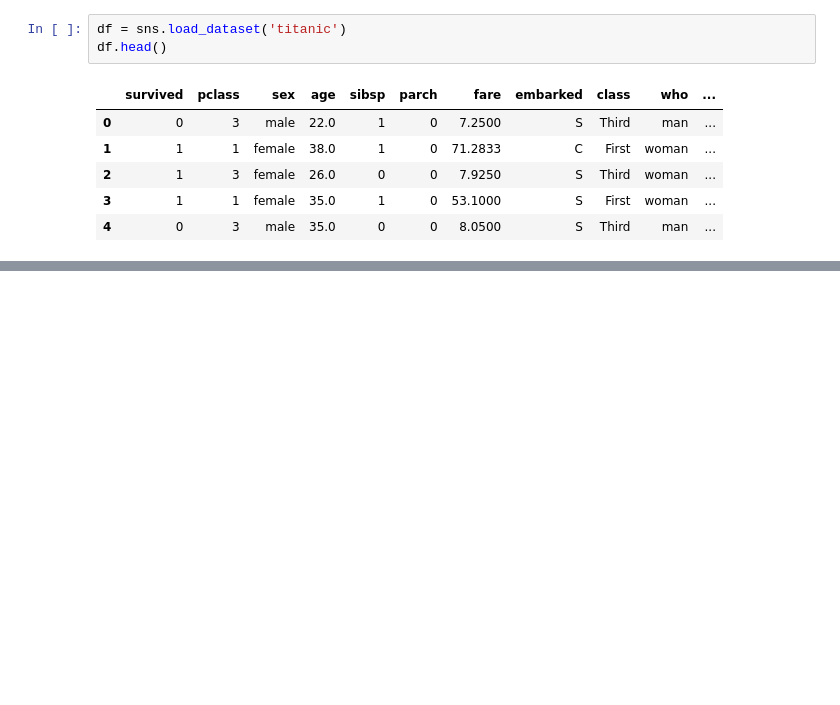
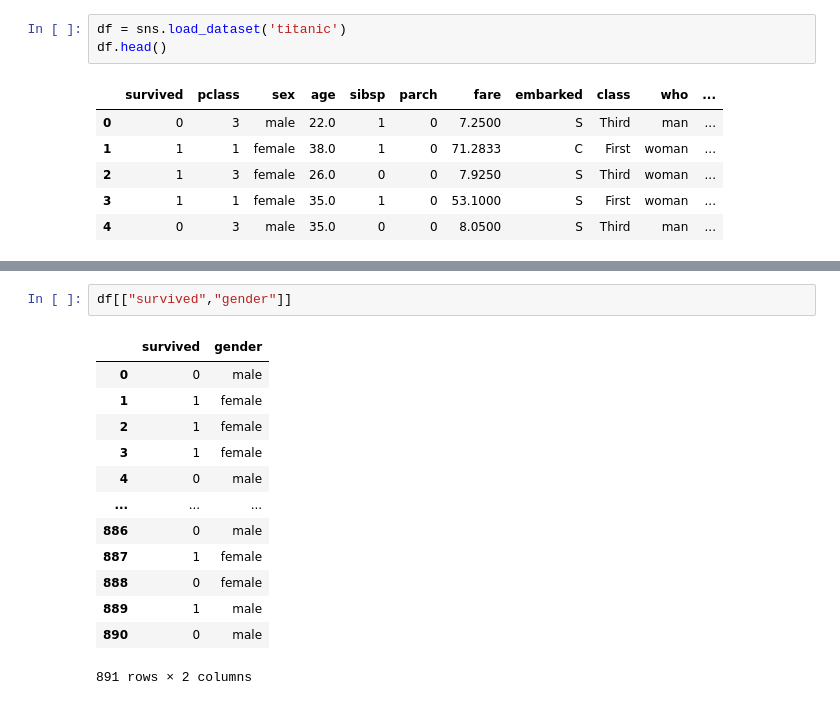
Before and after one commit to Vaibhavp0696/data-structure, a Jupyter notebook: analysis/analyisis.ipynb, the cells around one changed output, grey strips where cells are left out. Drawn from its saved outputs; the diff is of its cells as text; blank space fills up the shorter version.

```diff
--- a/analysis/analyisis.ipynb
+++ b/analysis/analyisis.ipynb
@@ -525,0 +609,16 @@ df.head()
+# %%
+df[["survived","gender"]]
+# %% [output]
+|  | survived | gender |
+| 0 | 0 | male |
+| 1 | 1 | female |
+| 2 | 1 | female |
+| 3 | 1 | female |
+| 4 | 0 | male |
+| ... | ... | ... |
+| 886 | 0 | male |
+| 887 | 1 | female |
+| 888 | 0 | female |
+| 889 | 1 | male |
+| 890 | 0 | male |
+891 rows × 2 columns
```
Also changed, not shown: parts of 15 cells of this notebook, 1 other file.
